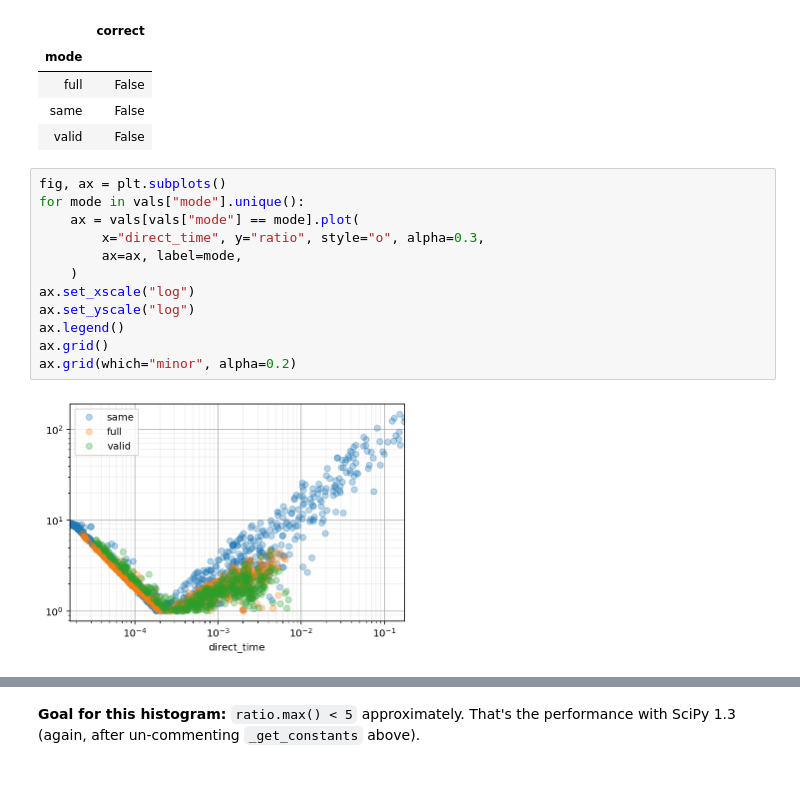
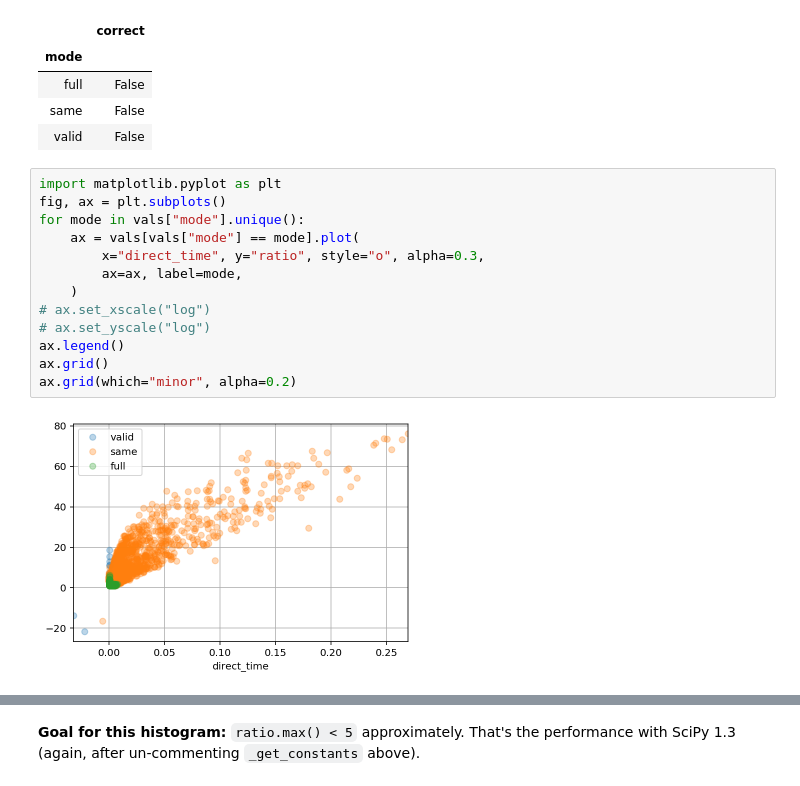
Before and after one commit to stsievert/scipy-convolve-timings, a Jupyter notebook: 1d/Test.ipynb, the cells around one changed output, grey strips where cells are left out. Cells and saved outputs as stored; diff of their text form.

```diff
--- a/1d/Test.ipynb
+++ b/1d/Test.ipynb
@@ -167,19 +167,20 @@ vals.pivot_table(
 | same | False |
 | valid | False |
 # %%
+import matplotlib.pyplot as plt
 fig, ax = plt.subplots()
 for mode in vals["mode"].unique():
     ax = vals[vals["mode"] == mode].plot(
         x="direct_time", y="ratio", style="o", alpha=0.3,
         ax=ax, label=mode,
     )
-ax.set_xscale("log")
-ax.set_yscale("log")
+# ax.set_xscale("log")
+# ax.set_yscale("log")
 ax.legend()
 ax.grid()
 ax.grid(which="minor", alpha=0.2)
 # %% [output]
-[figure, old version]
+[figure, new version]
 # %%
 vals.ratio.max()
 # %% [output]
```
Also changed, not shown: parts of 10 cells of this notebook, 5 other files.
